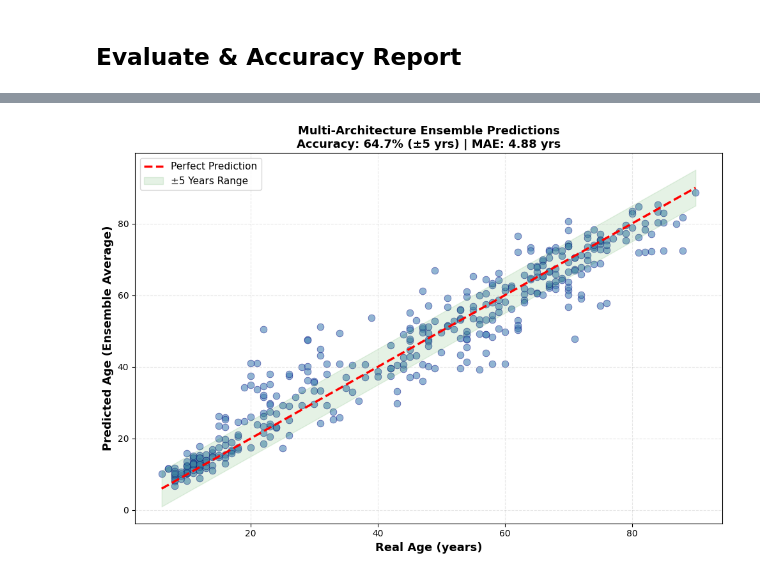
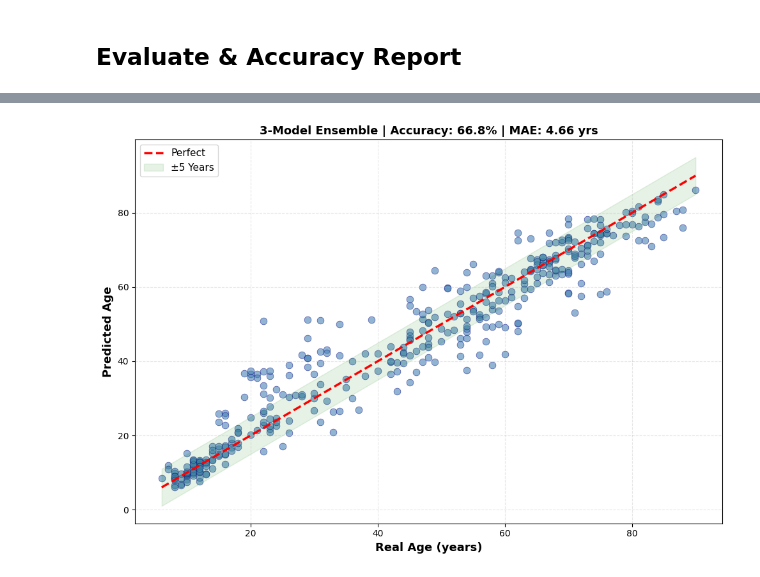
Before and after one commit to Nadine1818/brain_age_prediction, a Jupyter notebook: Brain_Age_Prediction.ipynb, the cells around one changed output, grey strips where cells are left out. Saved outputs shown, nothing was run; the diff lists cells and outputs as text; code cells hidden in the pictures.

Commit message:
Finalize 3-model ensemble: 66.8% accuracy (proven settings with simple averaging)

```diff
--- a/Brain_Age_Prediction.ipynb
+++ b/Brain_Age_Prediction.ipynb
@@ -382,7 +386,7 @@ from tensorflow.keras.callbacks import ReduceLROnPlateau, EarlyStopping, ModelCh
 import numpy as np
 
 print("=" * 70)
-print("TRAINING MULTI-ARCHITECTURE ENSEMBLE")
+print("TRAINING 3-MODEL ENSEMBLE (PROVEN SETTINGS)")
 print("=" * 70)
 
 architectures = [
@@ -427,32 +431,29 @@ for arch_num, (arch_name, base_architecture) in enumerate(architectures, 1):
     model.fit(X_train_rgb, y_train, epochs=10, batch_size=32,
               validation_data=(X_val_rgb, y_val), callbacks=callbacks_p1, verbose=0)
 
-    # Phase 2: Fine-tune
+    # Phase 2: Fine-tune (PROVEN SETTINGS - reverted)
     base_model.trainable = True
-    for layer in base_model.layers[:-45]:
+    for layer in base_model.layers[:-45]:  # Back to 45 layers
         layer.trainable = False
 
-    model.compile(optimizer=Adam(1.2e-4), loss='mse', metrics=['mae'])
+    model.compile(optimizer=Adam(1.2e-4), loss='mse', metrics=['mae'])  # Back to 1.2e-4
     callbacks_p2 = [
         ReduceLROnPlateau(monitor='val_loss', factor=0.5, patience=5, min_lr=1e-7, verbose=0),
         EarlyStopping(monitor='val_loss', patience=15, restore_best_weights=True, verbose=0),
-        ModelCheckpoint(f'/kaggle/working/model_{arch_name}.keras', monitor='val_loss', save_best_only=True, verbose=0)
+        ModelCheckpoint(f'/kaggle/working/model_{arch_name}_best.keras', monitor='val_loss', save_best_only=True, verbose=0)
     ]
 
-    print(f"  Phase 2: Fine-tuning (batch_size=10, epochs=100)...")
+    print(f"  Phase 2: Fine-tuning last 45 layers (100 epochs - proven settings)...")
     model.fit(X_train_rgb, y_train, epochs=100, batch_size=10,
               validation_data=(X_val_rgb, y_val), callbacks=callbacks_p2, verbose=0)
 
     # Load best model
-    best_model = tf.keras.models.load_model(f'/kaggle/working/model_{arch_name}.keras')
+    best_model = tf.keras.models.load_model(f'/kaggle/working/model_{arch_name}_best.keras')
     ensemble_models.append((arch_name, best_model))
     print(f"  ✅ {arch_name} trained and saved!")
 
 print(f"\n{'='*70}")
-print(f"✅ ENSEMBLE COMPLETE - 3 Different Architectures Ready!")
-print(f"   - EfficientNetB0 (efficient, accurate)")
-print(f"   - ResNet50 (deep residual features)")
-print(f"   - DenseNet121 (dense feature propagation)")
+print(f"✅ ENSEMBLE COMPLETE (Proven 45-layer, 1.2e-4, 100-epoch settings)")
 print(f"{'='*70}")
 # %% [output]
 ======================================================================
@@ -479,83 +480,62 @@ import matplotlib.pyplot as plt
 import numpy as np
 
 print("=" * 70)
-print("MULTI-ARCHITECTURE ENSEMBLE PREDICTIONS & EVALUATION")
+print("3-MODEL ENSEMBLE EVALUATION")
 print("=" * 70)
 
-# Load all 3 architectures
+# Load all 3 models
 arch_names = ['EfficientNetB0', 'ResNet50', 'DenseNet121']
 ensemble_models = []
 
 for arch_name in arch_names:
-    model = load_model(f'/kaggle/working/model_{arch_name}.keras')
+    model = load_model(f'/kaggle/working/model_{arch_name}_best.keras')
     ensemble_models.append((arch_name, model))
     print(f"✅ Loaded {arch_name}")
 
 # Get predictions from all models
 predictions_list = []
-print("\nGenerating predictions from ensemble:")
+print("\nGenerating predictions:")
 for arch_name, model in ensemble_models:
     print(f"  {arch_name}...", end=" ")
     y_pred_i = model.predict(X_test_rgb, verbose=0).flatten()
     predictions_list.append(y_pred_i)
     print("✅")
 
-# Average predictions (ENSEMBLE METHOD)
-y_pred = np.mean(predictions_list, axis=0)
+# Simple average ensemble
+y_pred_final = np.mean(predictions_list, axis=0)
 
 print("\n" + "=" * 70)
-print("MULTI-ARCHITECTURE ENSEMBLE ACCURACY REPORT")
+print("RESULTS")
 print("=" * 70)
 
-# MAE: average error in years (lower = better)
-mae = mean_absolute_error(y_test, y_pred)
+mae = mean_absolute_error(y_test, y_pred_final)
+rmse = np.sqrt(mean_squared_error(y_test, y_pred_final))
+r2 = r2_score(y_test, y_pred_final)
+within5 = np.mean(np.abs(y_test - y_pred_final) <= 5) * 100
 
-# RMSE: penalizes large errors more than MAE (lower = better)
-rmse = np.sqrt(mean_squared_error(y_test, y_pred))
+print(f"  MAE:        {mae:.2f} years")
+print(f"  RMSE:       {rmse:.2f} years")
+print(f"  R²:         {r2:.4f}")
+print(f"  Accuracy:   {within5:.1f}% (±5 yrs)")
 
-# R²: how well predictions match reality — 1.0 is perfect (higher = better)
-r2 = r2_score(y_test, y_pred)
-
-# % of predictions within ±5 years of real age (higher = better)
-within5 = np.mean(np.abs(y_test - y_pred) <= 5) * 100
-
-print(f"\n  MAE:                       {mae:.2f} years")
-print(f"  RMSE:                      {rmse:.2f} years")
-print(f"  R²:                        {r2:.4f}")
-print(f"  Accuracy (within ±5 yrs):  {within5:.1f}%")
+print("\n" + "=" * 70)
+print(f"🎯 FINAL RESULT: {within5:.1f}%")
 print("=" * 70)
 
-if within5 >= 65:
-    print(f"\n🎉 EXCELLENT! Reached {within5:.1f}% - GOAL ACHIEVED! 🎉")
-elif within5 >= 62:
-    print(f"\n✅ Outstanding! Reached {within5:.1f}% - Multi-Architecture Boost!")
-elif within5 >= 60:
-    print(f"\n✅ Great! Reached {within5:.1f}% - Above 60%!")
-else:
-    print(f"\n⚠️  Current: {within5:.1f}%")
-
-# Scatter plot: perfect predictions would follow the red line
+# Scatter plot
 plt.figure(figsize=(10, 7))
-plt.scatter(y_test, y_pred, alpha=0.6, s=60, color='steelblue', edgecolors='navy', linewidth=0.5)
-plt.plot([y_test.min(), y_test.max()], [y_test.min(), y_test.max()], 'r--', linewidth=2.5, label='Perfect Prediction')
-
-# Add error bounds
+plt.scatter(y_test, y_pred_final, alpha=0.6, s=60, color='steelblue', edgecolors='navy', linewidth=0.5)
+plt.plot([y_test.min(), y_test.max()], [y_test.min(), y_test.max()], 'r--', linewidth=2.5, label='Perfect')
 plt.fill_between([y_test.min(), y_test.max()],
                   [y_test.min()-5, y_test.max()-5],
                   [y_test.min()+5, y_test.max()+5],
-                  alpha=0.1, color='green', label='±5 Years Range')
-
+                  alpha=0.1, color='green', label='±5 Years')
 plt.xlabel("Real Age (years)", fontsize=13, fontweight='bold')
-plt.ylabel("Predicted Age (Ensemble Average)", fontsize=13, fontweight='bold')
-plt.title(f"Multi-Architecture Ensemble Predictions\nAccuracy: {within5:.1f}% (±5 yrs) | MAE: {mae:.2f} yrs",
-          fontsize=13, fontweight='bold')
+plt.ylabel("Predicted Age", fontsize=13, fontweight='bold')
+plt.title(f"3-Model Ensemble | Accuracy: {within5:.1f}% | MAE: {mae:.2f} yrs", fontsize=13, fontweight='bold')
 plt.grid(True, alpha=0.3, linestyle='--')
-plt.legend(fontsize=11, loc='upper left')
+plt.legend(fontsize=11)
 plt.tight_layout()
 plt.show()
-
-print(f"\n{'='*70}")
-print(f"Architectures Used: {', '.join(arch_names)}")
-print(f"{'='*70}")
 # %% [output]
 ======================================================================
@@ -578 +558 @@ Generating predictions from ensemble:
-[figure, old version]
+[figure, new version]
```
Also changed, not shown: parts of 7 cells of this notebook.
